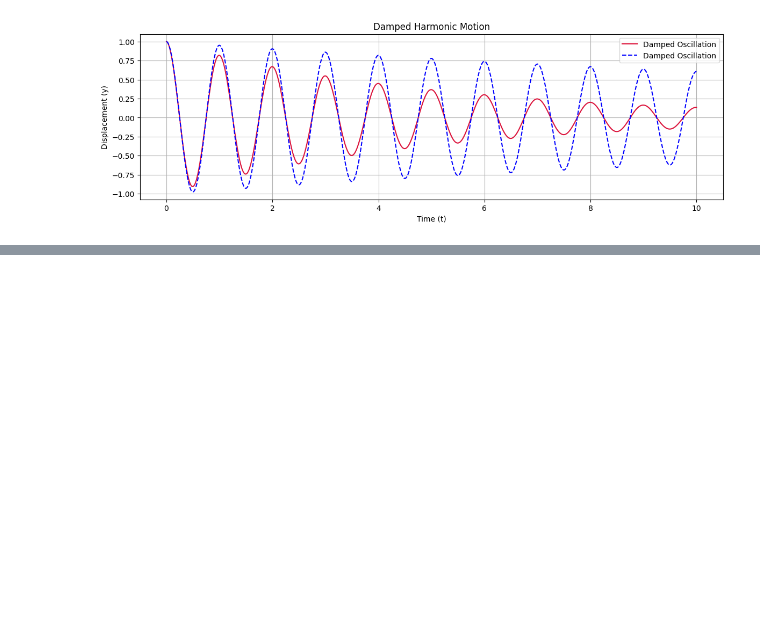
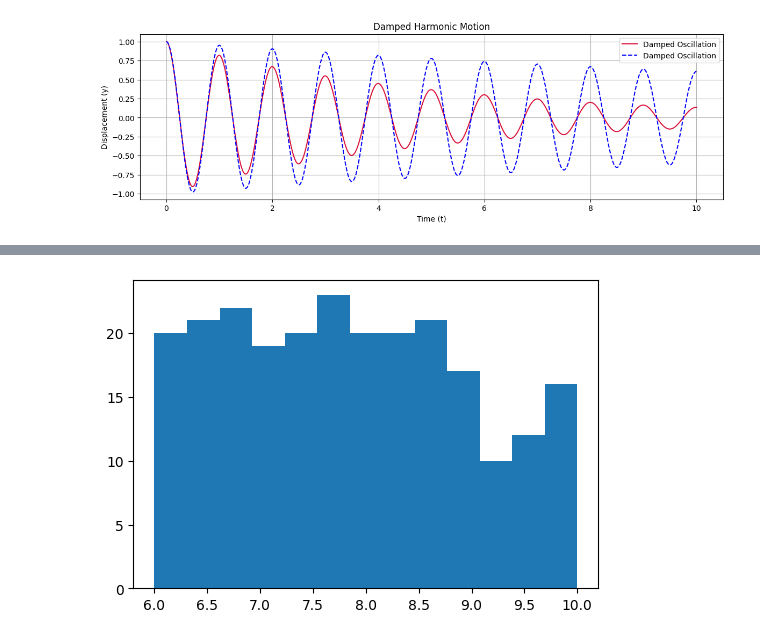
Before and after one commit to arunishere/PythonV14Main, a Jupyter notebook: VisualAnalysis.ipynb, the cells around one changed output, grey strips where cells are left out. Cells and saved outputs as stored; diff of their text form; code cells hidden in the pictures; blank space fills up the shorter version.

```diff
--- a/PlottingLine.ipynb
+++ b/VisualAnalysis.ipynb
@@ -134,0 +139,2 @@ plt.show()
+# %%
+df = pd.read_csv('Orange Quality Data.csv')
@@ -134,0 +157,13 @@ plt.show()
+# %%
+'''
+
+Histograms - show distribution of values
+x - axis always has numbers.
+
+'''
+
+plt.figure(figsize=(6,4))
+plt.hist(df['Size (cm)'], bins = 13)
+plt.show()
+# %% [output]
+[figure, added]
```
Also changed, not shown: parts of 23 cells of this notebook.
